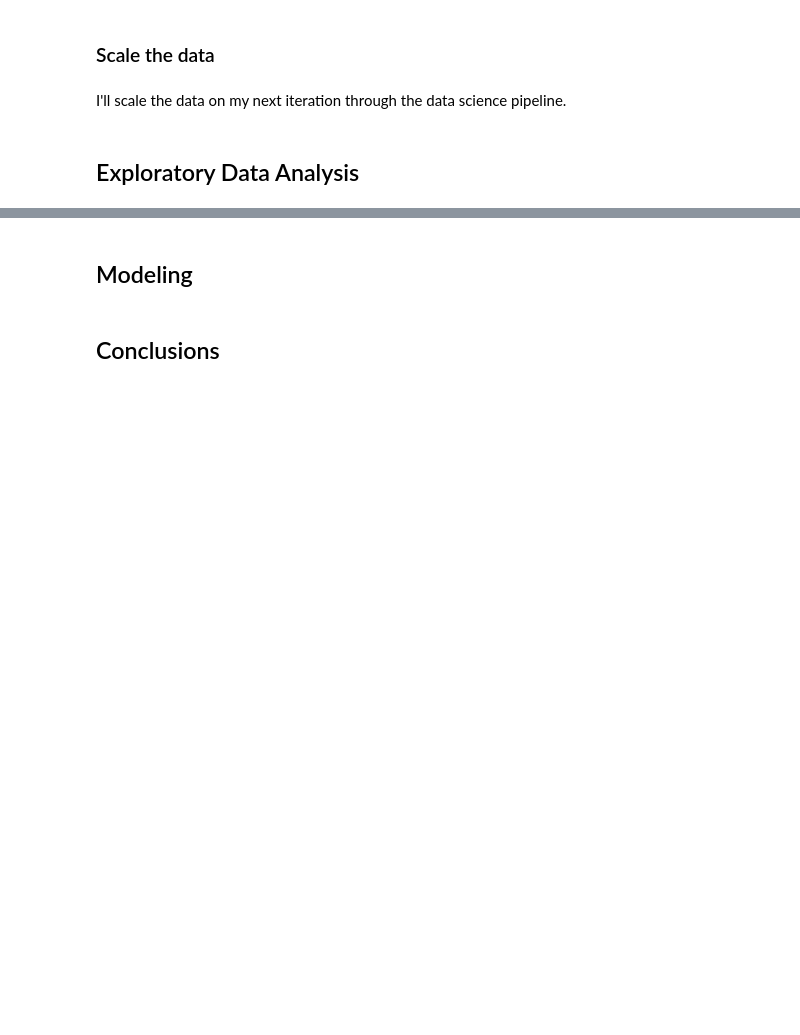
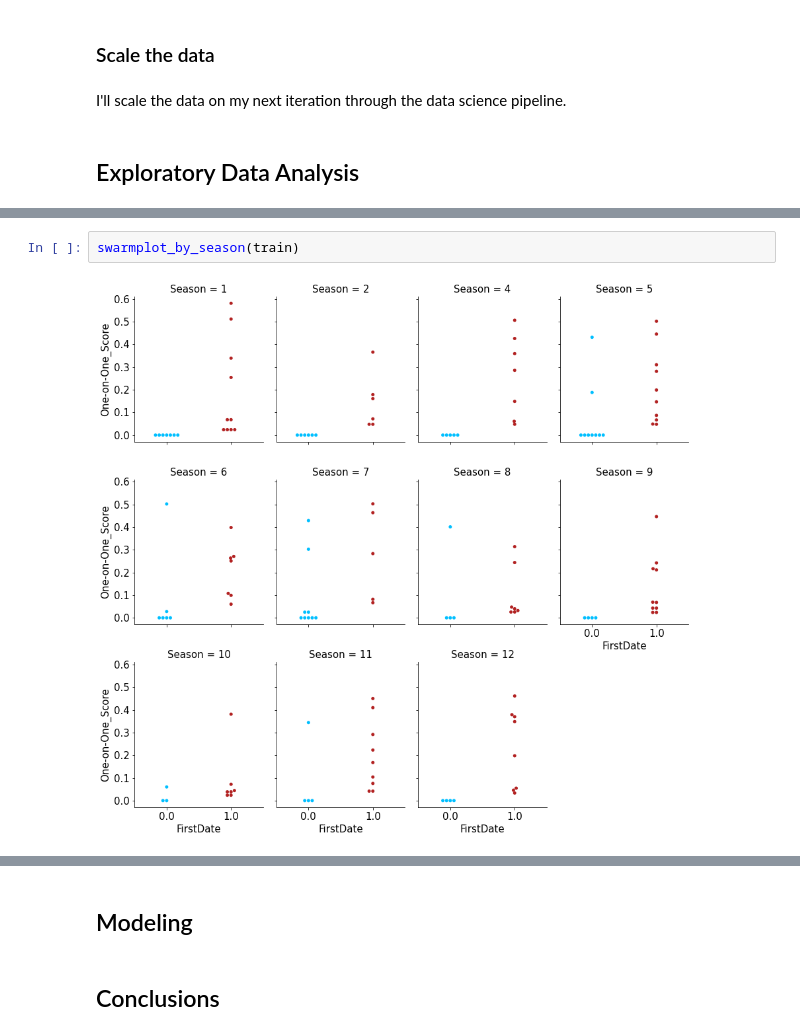
Before and after one commit to KwameTaylor/bachelorette-predictor, a Jupyter notebook: bachelorette-predictor.ipynb, the cells around one changed output, grey strips where cells are left out. Cells and saved outputs as stored; diff of their text form; blank space fills up the shorter version.

```diff
--- a/bachelorette-predictor.ipynb
+++ b/bachelorette-predictor.ipynb
@@ -216,0 +228,4 @@
+# %%
+swarmplot_by_season(train)
+# %% [output]
+[figure, added]
```
Also changed, not shown: parts of 12 cells of this notebook, 1 other file.
